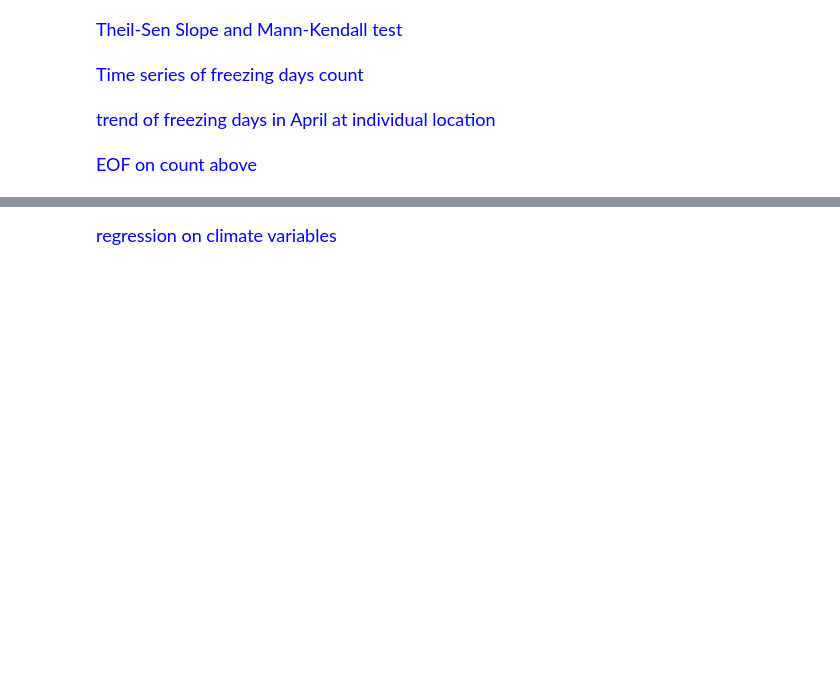
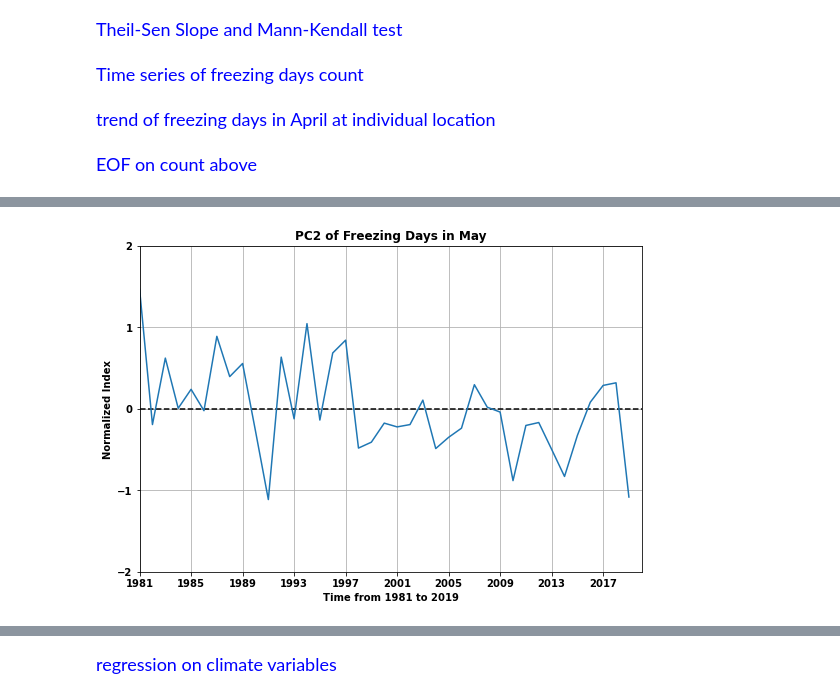
Before and after one commit to Diane1306/ERA5_PRISM, a Jupyter notebook: CompositeAnalysis.ipynb, the cells around one changed output, grey strips where cells are left out. Drawn from its saved outputs; the diff is of its cells as text; code cells hidden in the pictures; blank space fills up the shorter version.

```diff
--- a/CompositeAnalysis.ipynb
+++ b/CompositeAnalysis.ipynb
@@ -678,15 +675,18 @@ cbar = fig.colorbar(pc, cax=cb_ax, ticks=np.arange(-1, 1.1, .2), extend='both')
 # %%
-ii = 0
 pc = (X1_pc[:, :2] - X1_pc[:, :2].mean()) / X1_pc[:, :2].std()
+ll = [5, 2]
 pc = pc[:, ii]
 plt.figure(figsize=(9,6))
 plt.plot(pc)
-plt.xlabel('Time from 1981 to 2018', fontweight='bold')
+plt.xlabel('Time from 1981 to 2019', fontweight='bold')
 plt.ylabel('Normalized Index', fontweight='bold')
-plt.title(f'PC{ii+1}', fontsize='large', fontweight='bold')
-plt.xticks(np.arange(0, 38, 4),[f'{1981+i}' for i in range(0, 38, 4)], fontweight='bold')
-plt.yticks(np.arange(-4, 5), fontweight='bold')
-plt.ylim(-4, 4)
-plt.xlim(0, 38)
-plt.hlines(0, 0, 38, 'k', ls='--')
+plt.title(f'PC{ii+1} of Freezing Days in {mon[mi]}', fontsize='large', fontweight='bold')
+plt.xticks(np.arange(0, 39, 4),[f'{1981+i}' for i in range(0, 39, 4)], fontweight='bold')
+plt.yticks(np.arange(-ll[ii], ll[ii]+1), fontweight='bold')
+plt.grid()
+plt.ylim(-ll[ii], ll[ii])
+plt.xlim(0, 39)
+plt.hlines(0, 0, 39, 'k', ls='--')
 plt.show()
+# %% [output]
+[figure, added]
```
Also changed, not shown: parts of 9 cells of this notebook, 4 other files.
